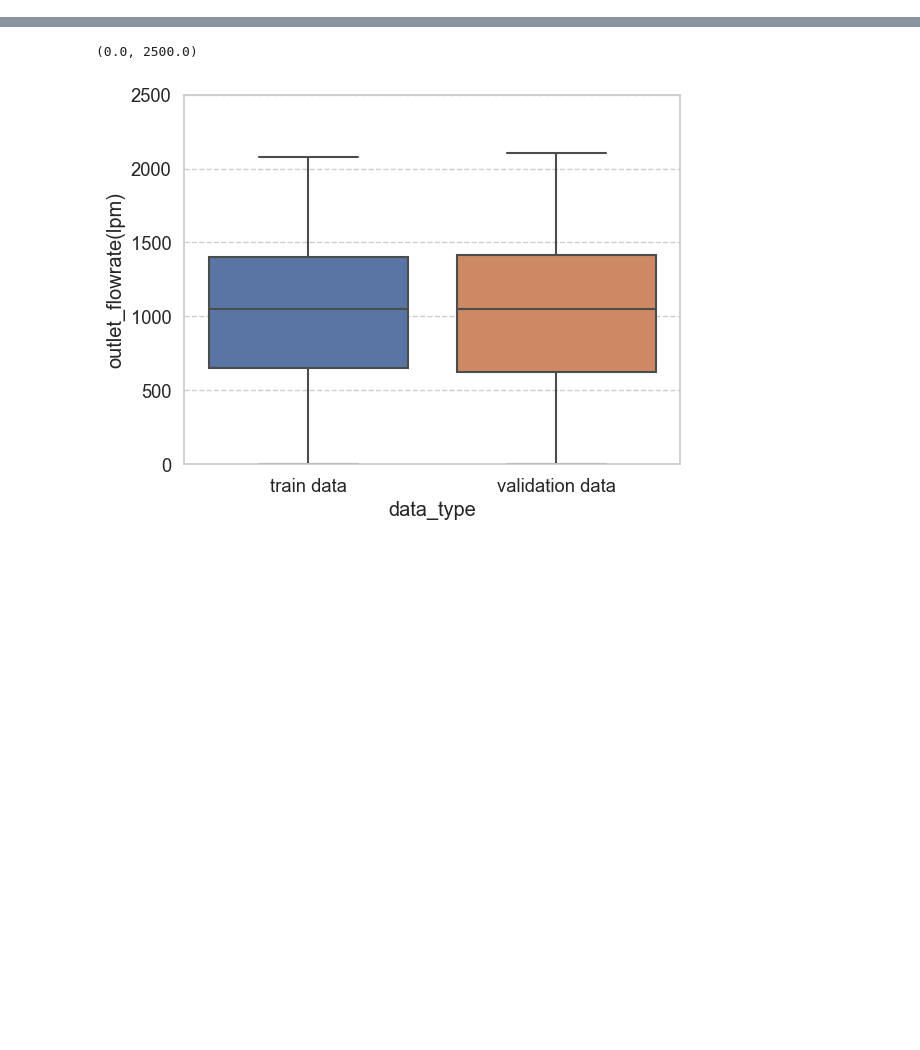
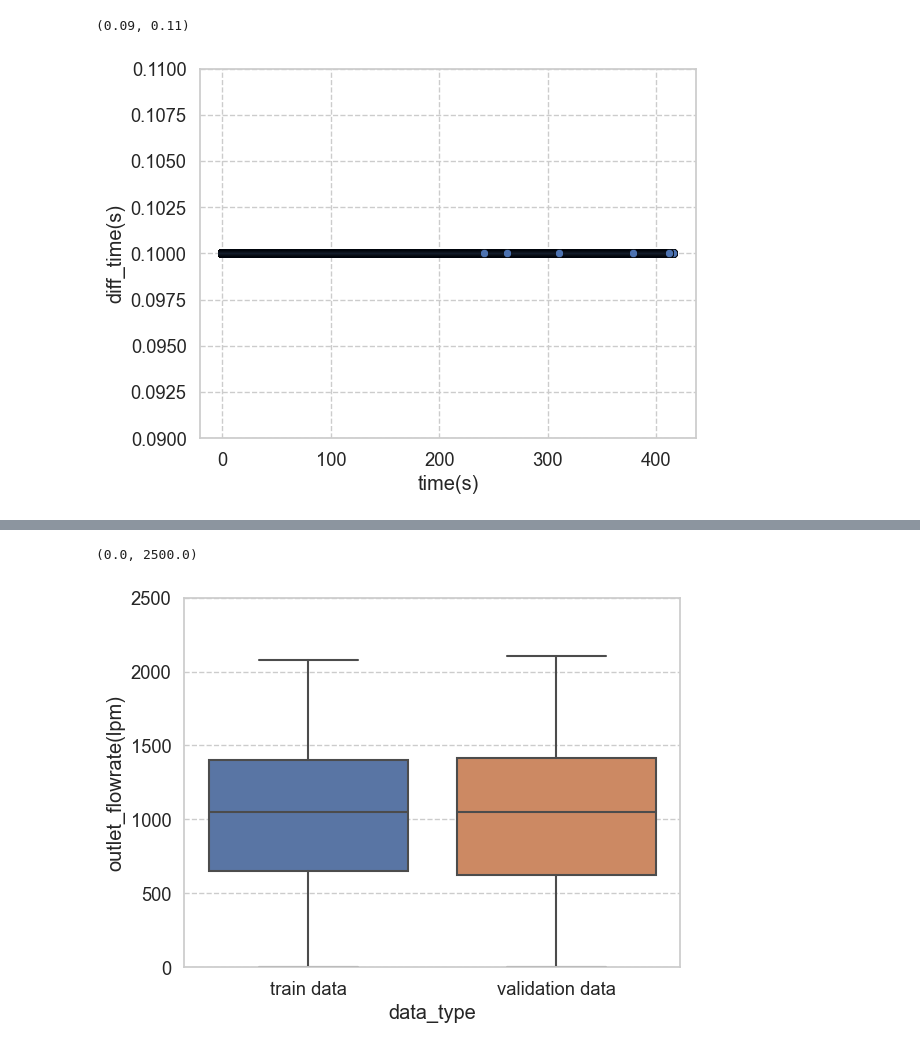
Before and after one commit to jinbeomjeong/estimate_venturi_pump_flow, a Jupyter notebook: analysis_data.ipynb, the cells around one changed output, grey strips where cells are left out. Drawn from its saved outputs; the diff is of its cells as text; code cells hidden in the pictures; blank space fills up the shorter version.

```diff
--- a/analysis_data.ipynb
+++ b/analysis_data.ipynb
@@ -97,3 +88,18 @@ sns.heatmap(dataset.corr(), annot=True, fmt='.2f', vmin=-1, vmax=1)
+# %%
+data_name = 'diff_time(s)'
+
+sns.set_theme(font_scale=1.2)
+sns.set_style("whitegrid", {'grid.linestyle': '--'})
+
+data = dataset[dataset['diff_time(s)']>0.01]
+data.reset_index(drop=True, inplace=True)
+axis = sns.scatterplot(data=data, x='time(s)', y=data_name, edgecolor='black')
+axis.yaxis.set_major_formatter(ScalarFormatter())
+
+plt.ylim(0.09, 0.11)
+# %% [output]
+(0.09, 0.11)
+[figure, added]
 # %%
 data_name = 'pressure_1(bar)'
 
```
Also changed, not shown: parts of 13 cells of this notebook, 10 other files.
